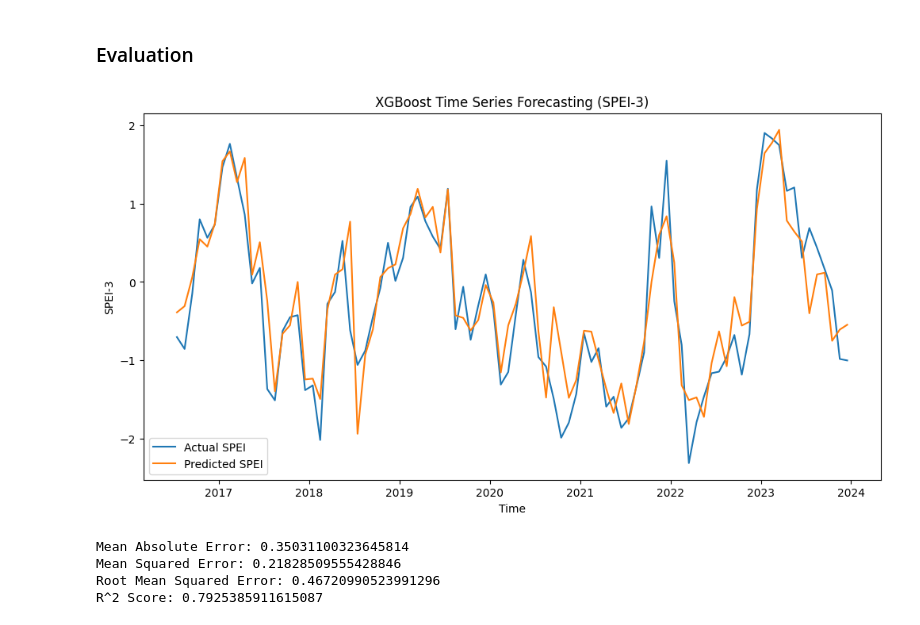
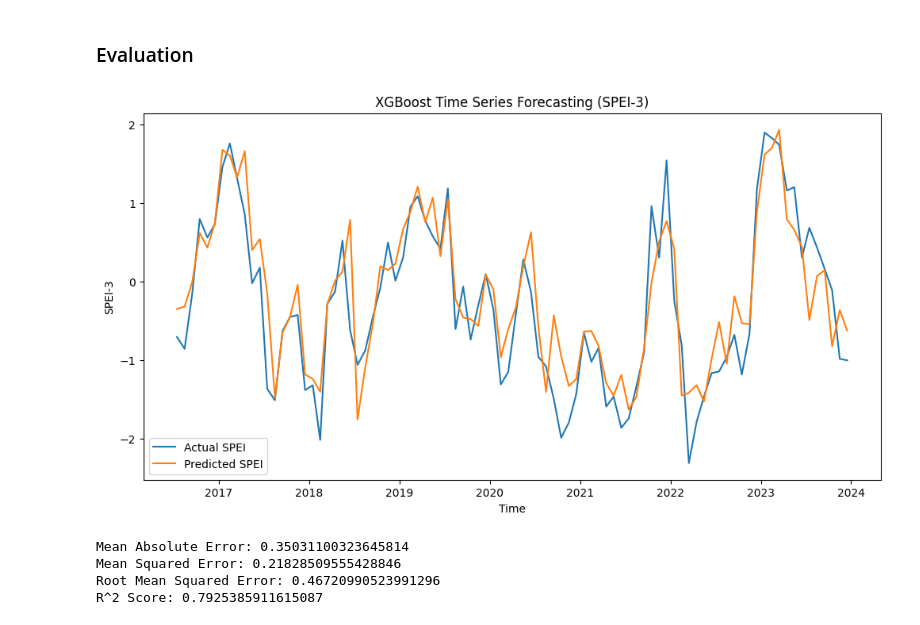
Before and after one commit to chillwafflez/KorahResearch-DroughtForecasting, a Jupyter notebook: Multivariate_XGBoost_Modeling.ipynb, the cells around one changed output. Cells and saved outputs as stored; diff of their text form; code cells hidden in the pictures.

```diff
--- a/Multivariate_XGBoost_Modeling.ipynb
+++ b/Multivariate_XGBoost_Modeling.ipynb
@@ -569,14 +568,14 @@ y_pred_spei3 = xgb_model_spei3.predict(X_test_spei3)
 # %%
 plt.figure(figsize=(12,6))
 plt.plot(test_spei3["time"], y_test_spei3, label="Actual SPEI")
-plt.plot(test_spei3["time"], y_pred_spei3_after_tuning, label="Predicted SPEI")
+plt.plot(test_spei3["time"], y_pred_spei3, label="Predicted SPEI")
 plt.xlabel("Time")
 plt.ylabel("SPEI-3")
 plt.legend()
 plt.title("XGBoost Time Series Forecasting (SPEI-3)")
 plt.show()
 # %% [output]
-[figure, old version]
+[figure, new version]
 # %%
 mae_spei3, mse_spei3, rmse_spei3, r2_spei3 = calculate_metrics(y_test_spei3, y_pred_spei3)
 print(f"Mean Absolute Error: {mae_spei3}")
```
Also changed, not shown: parts of 5 cells of this notebook.
